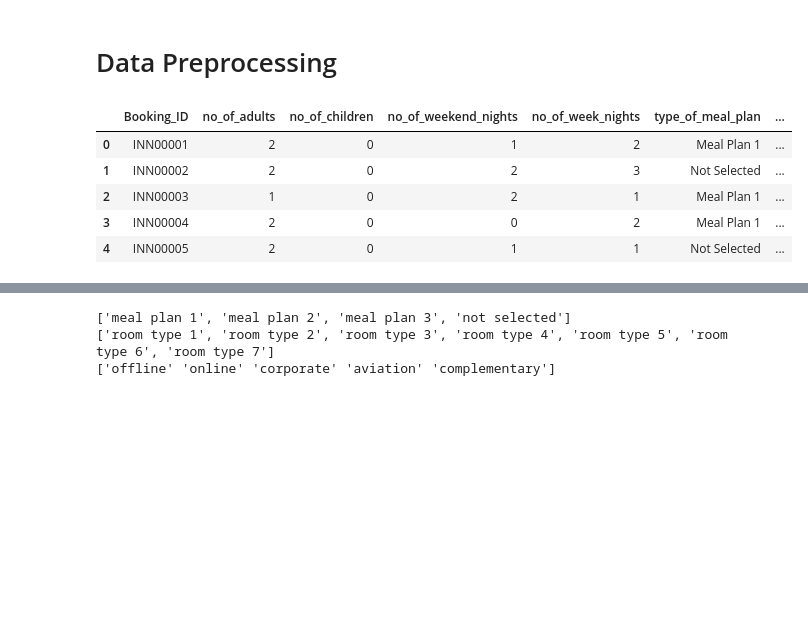
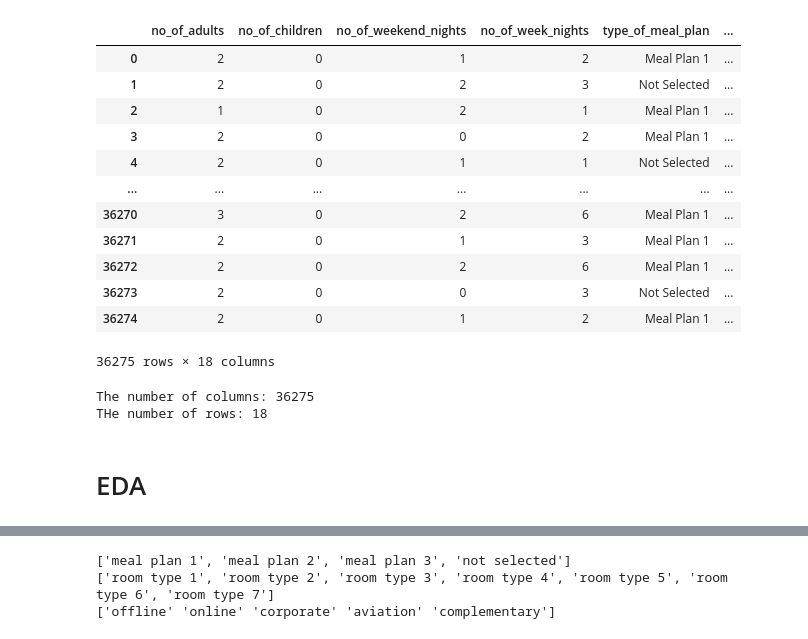
Before and after one commit to Jasonchew12/AI-Aassignment-, a Jupyter notebook: Assignment.ipynb, the cells around one changed output, grey strips where cells are left out. Drawn from its saved outputs; the diff is of its cells as text; code cells hidden in the pictures; blank space fills up the shorter version.

```diff
--- a/Assignment.ipynb
+++ b/Assignment.ipynb
@@ -1,19 +1,34 @@
-# %% [markdown]
-# Data Preprocessing
 # %%
 import pandas as pd
 import numpy as np
 import re # Regular expression library
 import string
-
+import matplotlib.pyplot as plt
+import seaborn as sns
 
 data = pd.read_csv('Hotel Reservations.csv')
 df = pd.DataFrame(data)
-df.head()
+df = df.drop(columns=['Booking_ID'])
+df
 # %% [output]
-|  | Booking_ID | no_of_adults | no_of_children | no_of_weekend_nights | no_of_week_nights | type_of_meal_plan | ... |
-| 0 | INN00001 | 2 | 0 | 1 | 2 | Meal Plan 1 | ... |
-| 1 | INN00002 | 2 | 0 | 2 | 3 | Not Selected | ... |
-| 2 | INN00003 | 1 | 0 | 2 | 1 | Meal Plan 1 | ... |
-| 3 | INN00004 | 2 | 0 | 0 | 2 | Meal Plan 1 | ... |
-| 4 | INN00005 | 2 | 0 | 1 | 1 | Not Selected | ... |
+|  | no_of_adults | no_of_children | no_of_weekend_nights | no_of_week_nights | type_of_meal_plan | ... |
+| 0 | 2 | 0 | 1 | 2 | Meal Plan 1 | ... |
+| 1 | 2 | 0 | 2 | 3 | Not Selected | ... |
+| 2 | 1 | 0 | 2 | 1 | Meal Plan 1 | ... |
+| 3 | 2 | 0 | 0 | 2 | Meal Plan 1 | ... |
+| 4 | 2 | 0 | 1 | 1 | Not Selected | ... |
+| ... | ... | ... | ... | ... | ... | ... |
+| 36270 | 3 | 0 | 2 | 6 | Meal Plan 1 | ... |
+| 36271 | 2 | 0 | 1 | 3 | Meal Plan 1 | ... |
+| 36272 | 2 | 0 | 2 | 6 | Meal Plan 1 | ... |
+| 36273 | 2 | 0 | 0 | 3 | Not Selected | ... |
+| 36274 | 2 | 0 | 1 | 2 | Meal Plan 1 | ... |
+36275 rows × 18 columns
+# %%
+print("The number of columns:",df.shape[0])
+print("THe number of rows:",df.shape[1])
+# %% [output]
+The number of columns: 36275
+THe number of rows: 18
+# %% [markdown]
+# EDA
```
Also changed, not shown: parts of 23 cells of this notebook.
